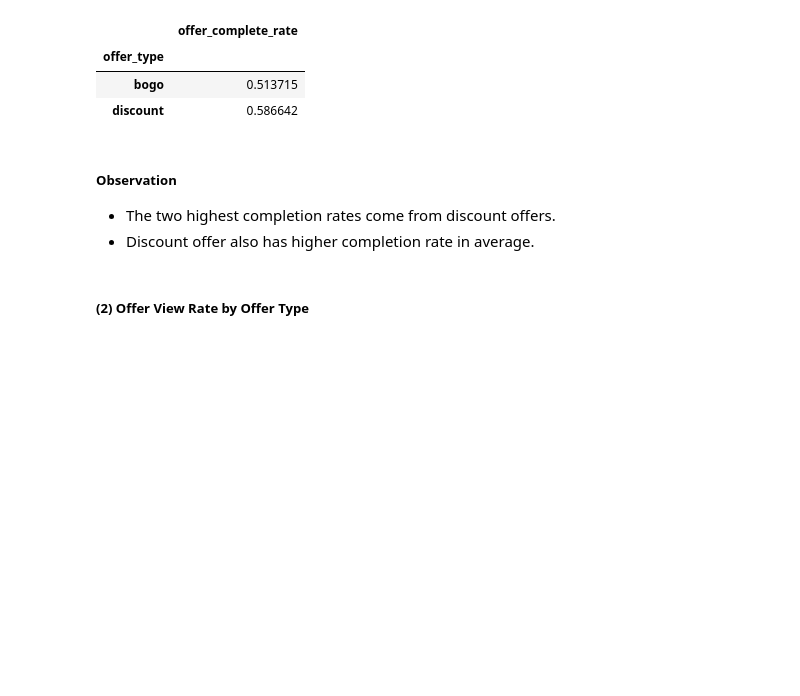
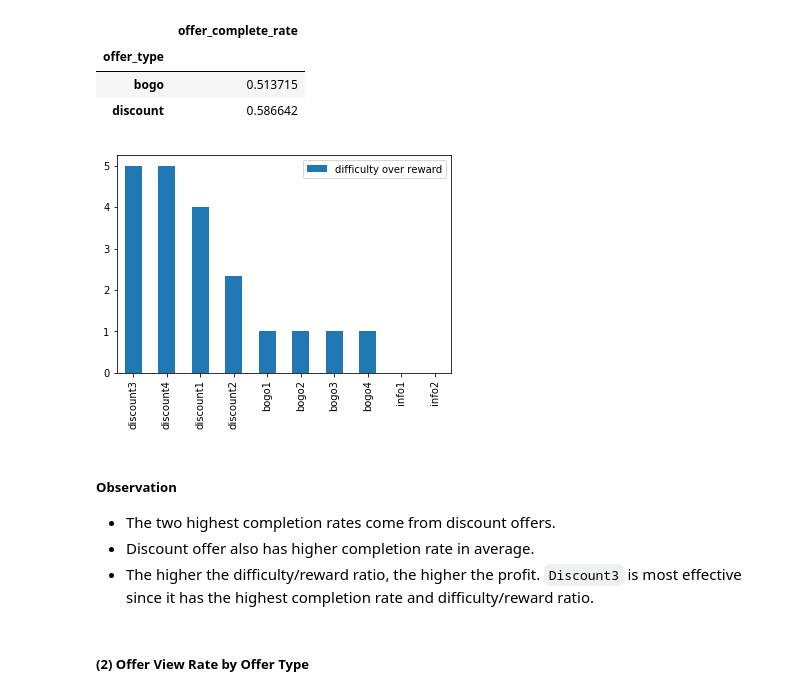
Before and after one commit to alankashiwa/starbucks-capstone-challenge, a Jupyter notebook: Starbucks_Capstone_notebook.ipynb, the cells around one changed output. Cells and saved outputs as stored; diff of their text form; code cells hidden in the pictures; blank space fills up the shorter version.

```diff
--- a/Starbucks_Capstone_notebook.ipynb
+++ b/Starbucks_Capstone_notebook.ipynb
@@ -685,10 +691,18 @@ df_Q1_comp.groupby(['offer_type']).mean()[['offer_complete_rate']]
 | offer_type |  |
 | bogo | 0.513715 |
 | discount | 0.586642 |
+# %%
+# Difficulty over reward
+df_Q1['difficulty over reward'] = df_Q1['difficulty'] / df_Q1['reward']
+df_Q1.sort_values(by='difficulty over reward', ascending=False).plot.bar(x='id', y='difficulty over reward');
+plt.xlabel('');
+# %% [output]
+[figure, added]
 # %% [markdown]
 ##### Observation
 * The two highest completion rates come from discount offers.
 * Discount offer also has higher completion rate in average.
+* The higher the difficulty/reward ratio, the higher the profit. `Discount3` is most effective since it has the highest completion rate and difficulty/reward ratio.
 # %% [markdown]
 ##### (2) Offer View Rate by Offer Type
 # %%
```
Also changed, not shown: parts of 73 cells of this notebook.
